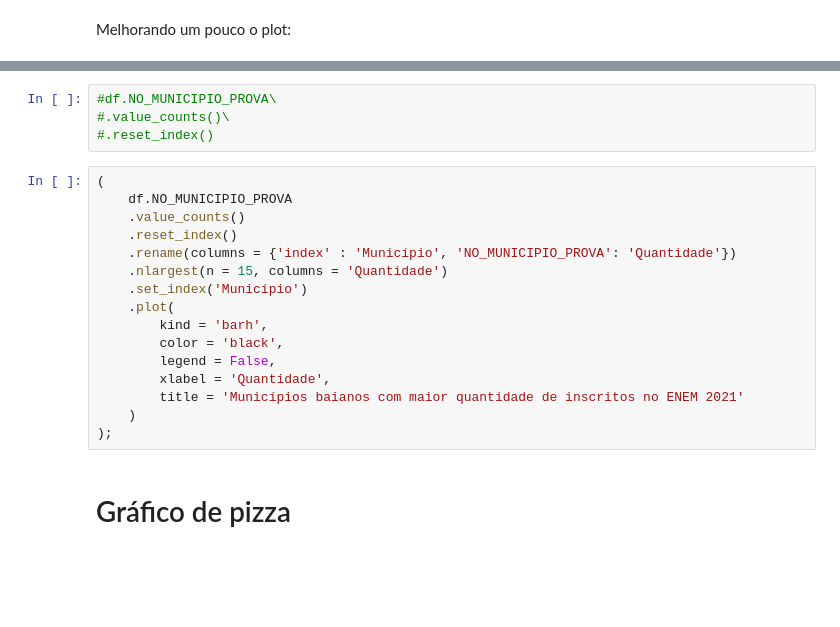
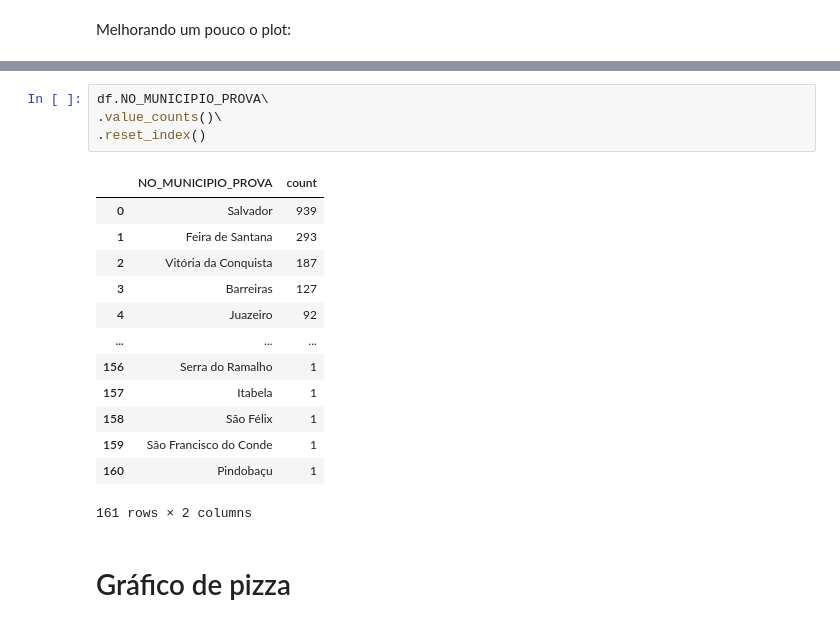
Before and after one commit to FSenciani/Dados-Python---Pandas-Matplotlib-Numpy., a Jupyter notebook: MATERIAL_TESTE_DADOS_ENEM.ipynb, the cells around one changed output, grey strips where cells are left out. Drawn from its saved outputs; the diff is of its cells as text; blank space fills up the shorter version.

```diff
--- a/MATERIAL_TESTE_DADOS_ENEM.ipynb
+++ b/MATERIAL_TESTE_DADOS_ENEM.ipynb
@@ -251,23 +661,21 @@ plt.show()
 # %%
-#df.NO_MUNICIPIO_PROVA\
-#.value_counts()\
-#.reset_index()
+df.NO_MUNICIPIO_PROVA\
+.value_counts()\
+.reset_index()
+# %% [output]
+|  | NO_MUNICIPIO_PROVA | count |
+| 0 | Salvador | 939 |
+| 1 | Feira de Santana | 293 |
+| 2 | Vitória da Conquista | 187 |
+| 3 | Barreiras | 127 |
+| 4 | Juazeiro | 92 |
+| ... | ... | ... |
+| 156 | Serra do Ramalho | 1 |
+| 157 | Itabela | 1 |
+| 158 | São Félix | 1 |
+| 159 | São Francisco do Conde | 1 |
+| 160 | Pindobaçu | 1 |
+161 rows × 2 columns
-# %%
-(
-    df.NO_MUNICIPIO_PROVA
-    .value_counts()
-    .reset_index()
-    .rename(columns = {'index' : 'Município', 'NO_MUNICIPIO_PROVA': 'Quantidade'})
-    .nlargest(n = 15, columns = 'Quantidade')
-    .set_index('Município')
-    .plot(
-        kind = 'barh',
-        color = 'black',
-        legend = False,
-        xlabel = 'Quantidade',
-        title = 'Municípios baianos com maior quantidade de inscritos no ENEM 2021'
-    )
-);
 # %% [markdown]
 # Gráfico de pizza
 # %% [markdown]
```
Also changed, not shown: parts of 130 cells of this notebook.
